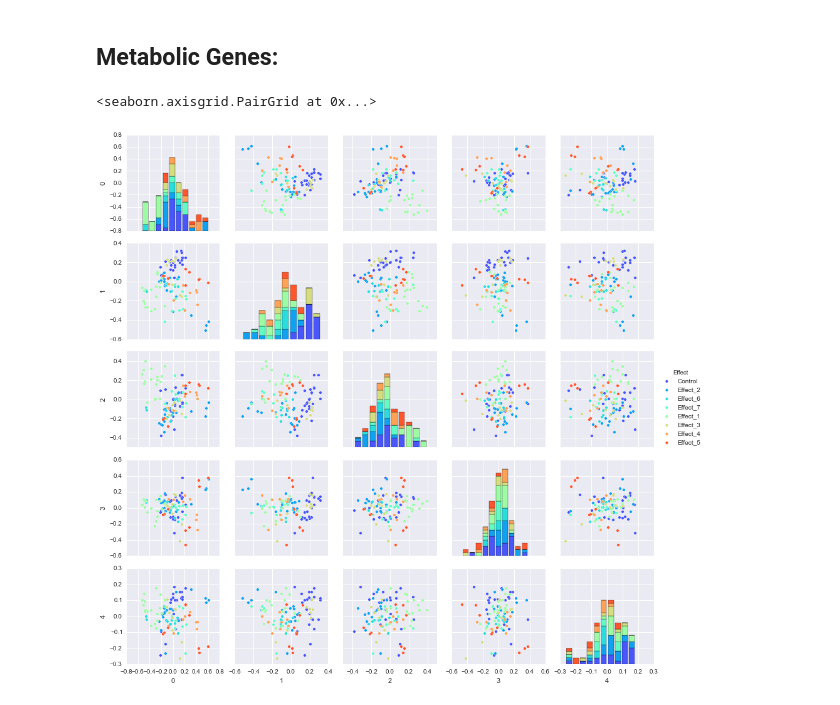
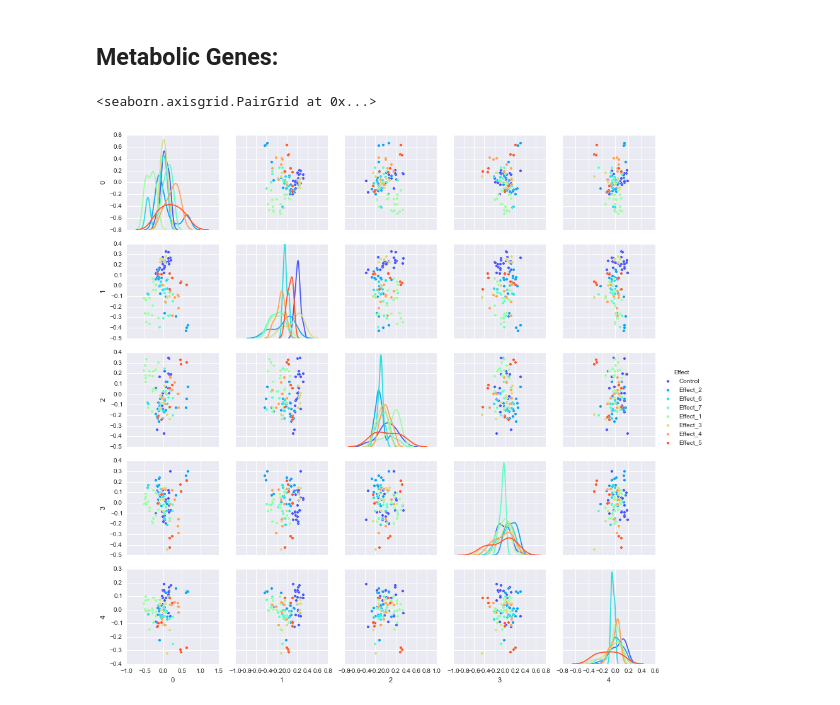
Before and after one commit to mzwiessele/MLPMMarchRetreat2016, a Jupyter notebook: py_notebooks/DataStatistics.ipynb, the cells around one changed output. Cells and saved outputs as stored; diff of their text form; code cells hidden in the pictures.

```diff
--- a/py_notebooks/DataStatistics.ipynb
+++ b/py_notebooks/DataStatistics.ipynb
@@ -103,6 +87,6 @@ train_idx = design.Set == 'TRAINING SET'
 test_idx = ~train_idx
 # %%
-labels = design.Effect
+labels = rnaseq_design.Effect
 # %% [markdown]
 ## RNASeq all data
 # %%
@@ -134,7 +114,7 @@ effector_genes = pd.read_csv('../Data/RNASeq/rnaseq_effector_path_vals.csv', sep
 # %%
-X_effector = pd.DataFrame(p.fit_transform(effector_genes.T), index=effector_genes.columns).join(labels)
+X_effector = pd.DataFrame(p.fit_transform(rnaseq_effector_genes.T), index=rnaseq_effector_genes.columns).join(labels)
 # %%
-sns.pairplot(X_effector, hue='Effect', palette='rainbow')
+sns.pairplot(X_effector, hue='Effect', palette='rainbow', diag_kind='kde', )
 # %% [output]
 <seaborn.axisgrid.PairGrid at 0x...>
-[figure, old version]
+[figure, new version]
```
Also changed, not shown: parts of 8 cells of this notebook.
